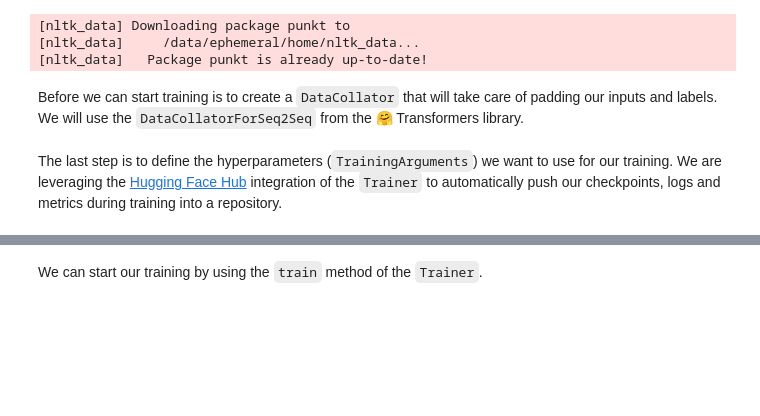
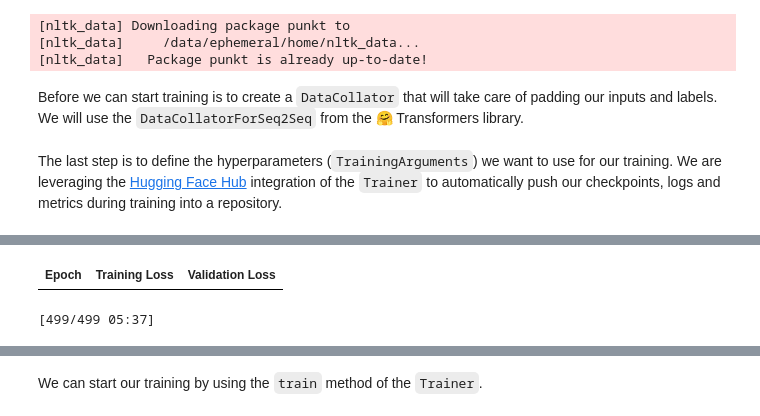
Before and after one commit to UpstageAILab3/upstage-nlp-summarization-nlp11-pub, a Jupyter notebook: 03.flan-t5.ipynb, the cells around one changed output, grey strips where cells are left out. Drawn from its saved outputs; the diff is of its cells as text; code cells hidden in the pictures; blank space fills up the shorter version.

```diff
--- a/03.flan-t5.ipynb
+++ b/03.flan-t5.ipynb
@@ -506,7 +513,7 @@ What was going on?
 # %%
 summary = dataset['train']['summary_en'][example_index_to_summarize]
 
-inputs = tokenizer(few_shot_prompt, return_tensors='pt')
+inputs = tokenizer(few_shot_prompt, return_tensors='pt', add_special_tokens=True)
 output = tokenizer.decode(
     model.generate(
         inputs["input_ids"],
@@ -629,16 +678,23 @@ def compute_metrics(eval_preds):
     preds, labels = eval_preds
     if isinstance(preds, tuple):
         preds = preds[0]
+
+    # 정수 배열로 변환하고, 범위를 tokenizer의 vocab 크기로 제한
+    preds = np.array(preds, dtype=np.int64)
+    preds = np.clip(preds, 0, tokenizer.vocab_size - 1)
+    print(preds)
+
+    # 토큰 ID를 텍스트로 디코딩
     decoded_preds = tokenizer.batch_decode(preds, skip_special_tokens=True)
-    # Replace -100 in the labels as we can't decode them.
+    print(decoded_preds)
+    # 라벨에서 -100을 패딩 토큰 ID로 대체
     labels = np.where(labels != -100, labels, tokenizer.pad_token_id)
     decoded_labels = tokenizer.batch_decode(labels, skip_special_tokens=True)
 
-    # Some simple post-processing
-    decoded_preds, decoded_labels = postprocess_text(decoded_preds, decoded_labels)
+    # 메트릭 계산 후 결과 반환
+    result = metric.compute(predictions=decoded_preds, references=decoded_labels)
+    result = {k: round(v * 100, 4) for k, v in result.items()}
 
-    result = metric.compute(predictions=decoded_preds, references=decoded_labels, use_stemmer=True)
-    result = {k: round(v * 100, 4) for k, v in result.items()}
     prediction_lens = [np.count_nonzero(pred != tokenizer.pad_token_id) for pred in preds]
     result["gen_len"] = np.mean(prediction_lens)
     return result
@@ -708,0 +746,59 @@ Detected kernel version 5.4.0, which is below the recommended minimum of 5.5.0;
+# %%
+import torch
+from huggingface_hub import HfFolder
+from transformers import Seq2SeqTrainer, Seq2SeqTrainingArguments, EarlyStoppingCallback
+
+# GPU 사용 가능 여부 확인 및 설정
+device = torch.device("cuda" if torch.cuda.is_available() else "cpu")
+model.to(device)
+
+# Hugging Face repository id
+repository_id = f"{model_id.split('/')[1]}-{dataset_id}"
+
+# Define training args with additional parameters
+training_args = Seq2SeqTrainingArguments(
+    output_dir=repository_id,
+    num_train_epochs=20,  # 총 20 에폭 동안 학습
+    learning_rate=1e-5,  # 학습률
+    per_device_train_batch_size=1,  # 훈련 중 한 장치당 배치 크기
+    per_device_eval_batch_size=1,  # 평가 중 한 장치당 배치 크기
+    warmup_ratio=0.1,  # 워밍업 비율
+    weight_decay=0.01,  # 가중치 감쇠
+    lr_scheduler_type='cosine',  # 코사인 스케줄러 사용
+    optim='adamw_torch',  # 옵티마이저: AdamW 사용
+    gradient_accumulation_steps=1,  # 기울기 누적 단계
+    evaluation_strategy='epoch',  # 에폭 단위로 평가
+    save_strategy='epoch',  # 에폭 단위로 저장
+    save_total_limit=5,  # 총 5개의 체크포인트를 저장
+    fp16=False,  # mixed precision 학습 활성화 # True로 하면 overflow
+    load_best_model_at_end=True,  # 가장 좋은 모델을 마지막에 로드
+    seed=42,  # 재현성을 위한 시드 값
+    logging_dir="./logs",  # 로그 디렉토리
+    logging_strategy="epoch",  # 에폭마다 로깅
+    predict_with_generate=True,  # 생성 모드를 사용할 때 평가 설정
+    generation_max_length=max_target_length,  # 최대 생성 길이
+    do_train=True,  # 학습 여부
+    do_eval=True,  # 평가 여부
+)
+
+# Create Trainer instance with early stopping callback
+trainer = Seq2SeqTrainer(
+    model=model,
+    args=training_args,
+    data_collator=data_collator,
+    train_dataset=tokenized_dataset["train"],
+    eval_dataset=tokenized_dataset["val"],
+    compute_metrics=compute_metrics,
+    callbacks=[
+        EarlyStoppingCallback(
+            early_stopping_patience=3,  # 3번의 에폭 동안 개선되지 않으면 중단
+            early_stopping_threshold=0.001  # 성능이 0.001만큼 개선되지 않으면 중단
+        )
+    ]
+)
+
+# Training 시작
+trainer.train()
+# 20 epoch: 13시간 예상
+# 1 epoch: 0.69시간 예상
+# %% [output]
@@ -708,0 +815,2 @@ Detected kernel version 5.4.0, which is below the recommended minimum of 5.5.0;
+| Epoch | Training Loss | Validation Loss |
+[499/499 05:37]
```
Also changed, not shown: parts of 20 cells of this notebook.
